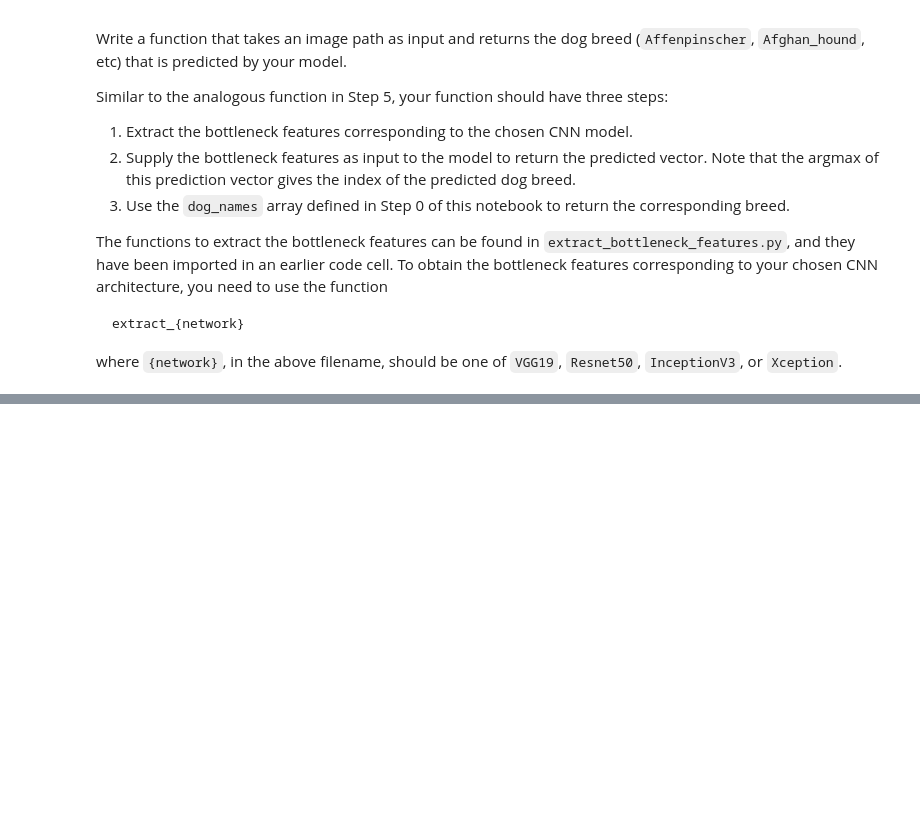
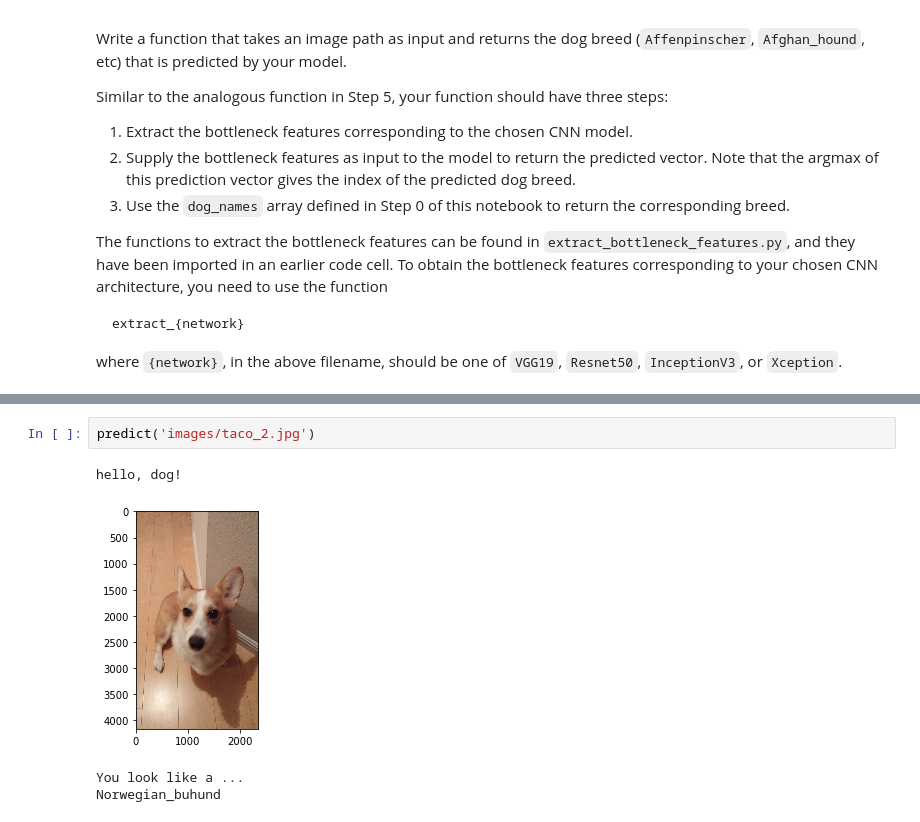
Before and after one commit to gary7/AIND-projects-1, a Jupyter notebook: AIND-DogClassifier/dog_app.ipynb, the cells around one changed output, grey strips where cells are left out. Drawn from its saved outputs; the diff is of its cells as text; blank space fills up the shorter version.

```diff
--- a/AIND-DogClassifier/dog_app.ipynb
+++ b/AIND-DogClassifier/dog_app.ipynb
@@ -608,0 +776,7 @@ __Answer:__
+# %%
+predict('images/taco_2.jpg')
+# %% [output]
+hello, dog!
+[figure, added]
+You look like a ...
+Norwegian_buhund
```
Also changed, not shown: parts of 30 cells of this notebook, 6 other files.
